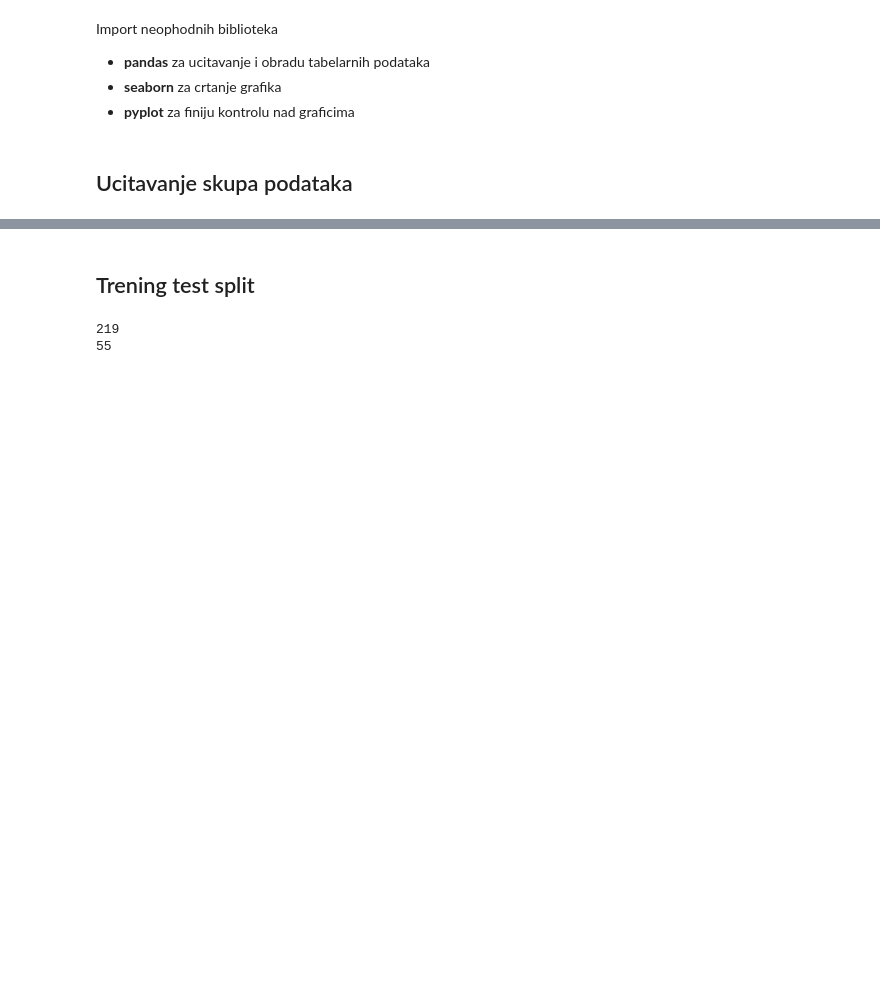
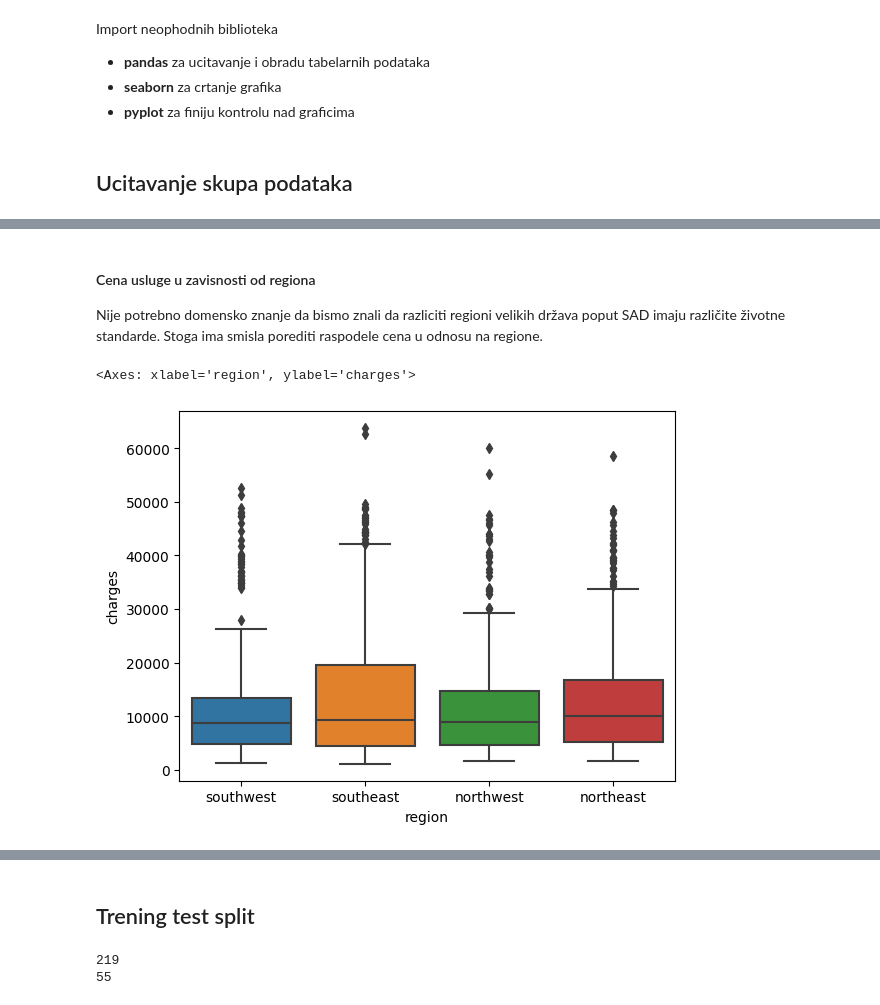
Before and after one commit to rat-nick/ml-lab, a Jupyter notebook: Linearna-Regresija.ipynb, the cells around one changed output, grey strips where cells are left out. Saved outputs shown, nothing was run; the diff lists cells and outputs as text; code cells hidden in the pictures; blank space fills up the shorter version.

```diff
--- a/Linearna-Regresija.ipynb
+++ b/Linearna-Regresija.ipynb
@@ -63,0 +95,9 @@ sns.box(data, x='smoker', y='charges')
+# %% [markdown]
+#### Cena usluge u zavisnosti od regiona
+
+Nije potrebno domensko znanje da bismo znali da razliciti regioni velikih država poput SAD imaju različite životne standarde. Stoga ima smisla porediti raspodele cena u odnosu na regione.
+# %%
+sns.boxplot(data, x='region', y='charges')
+# %% [output]
+<Axes: xlabel='region', ylabel='charges'>
+[figure, added]
```
Also changed, not shown: parts of 16 cells of this notebook.
